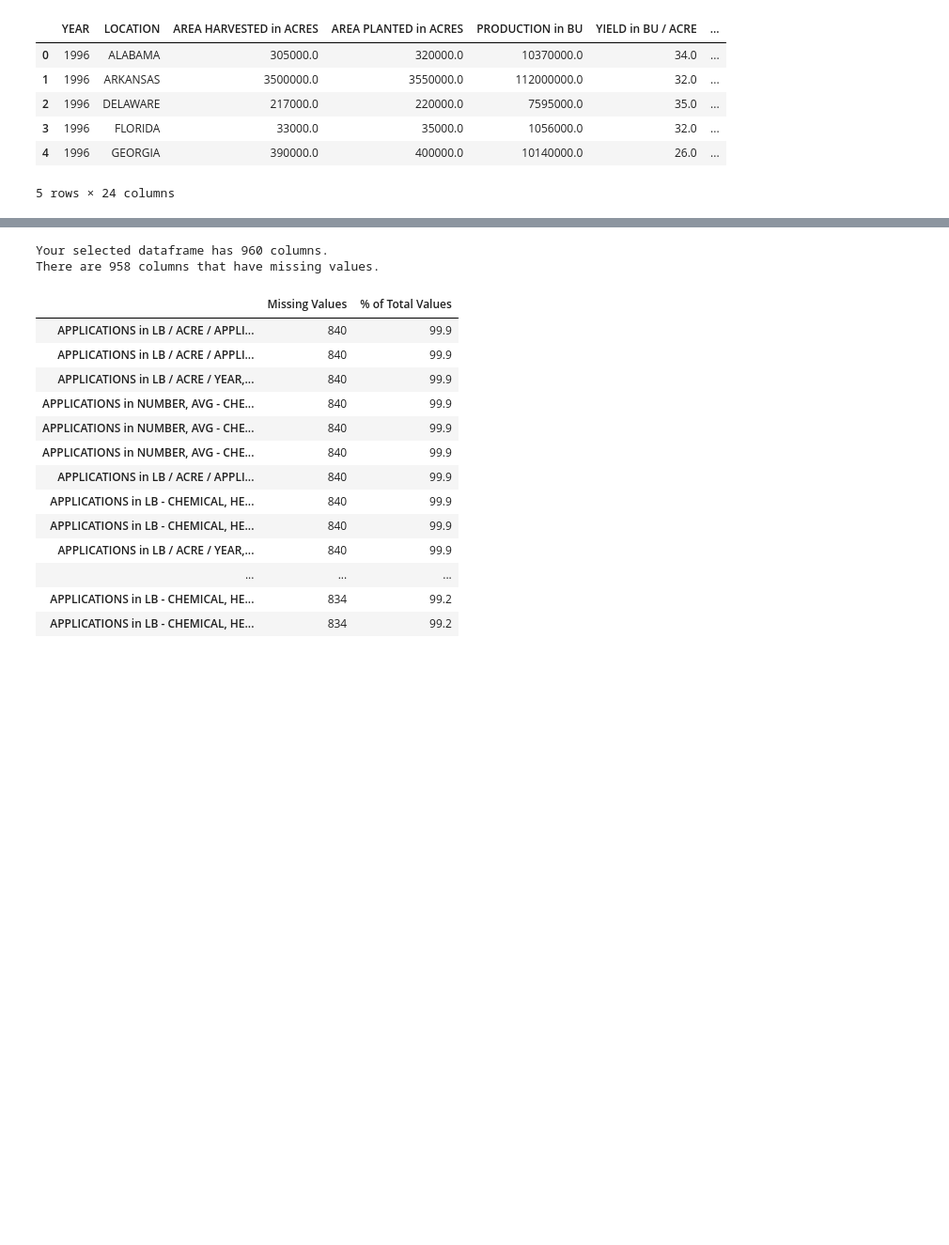
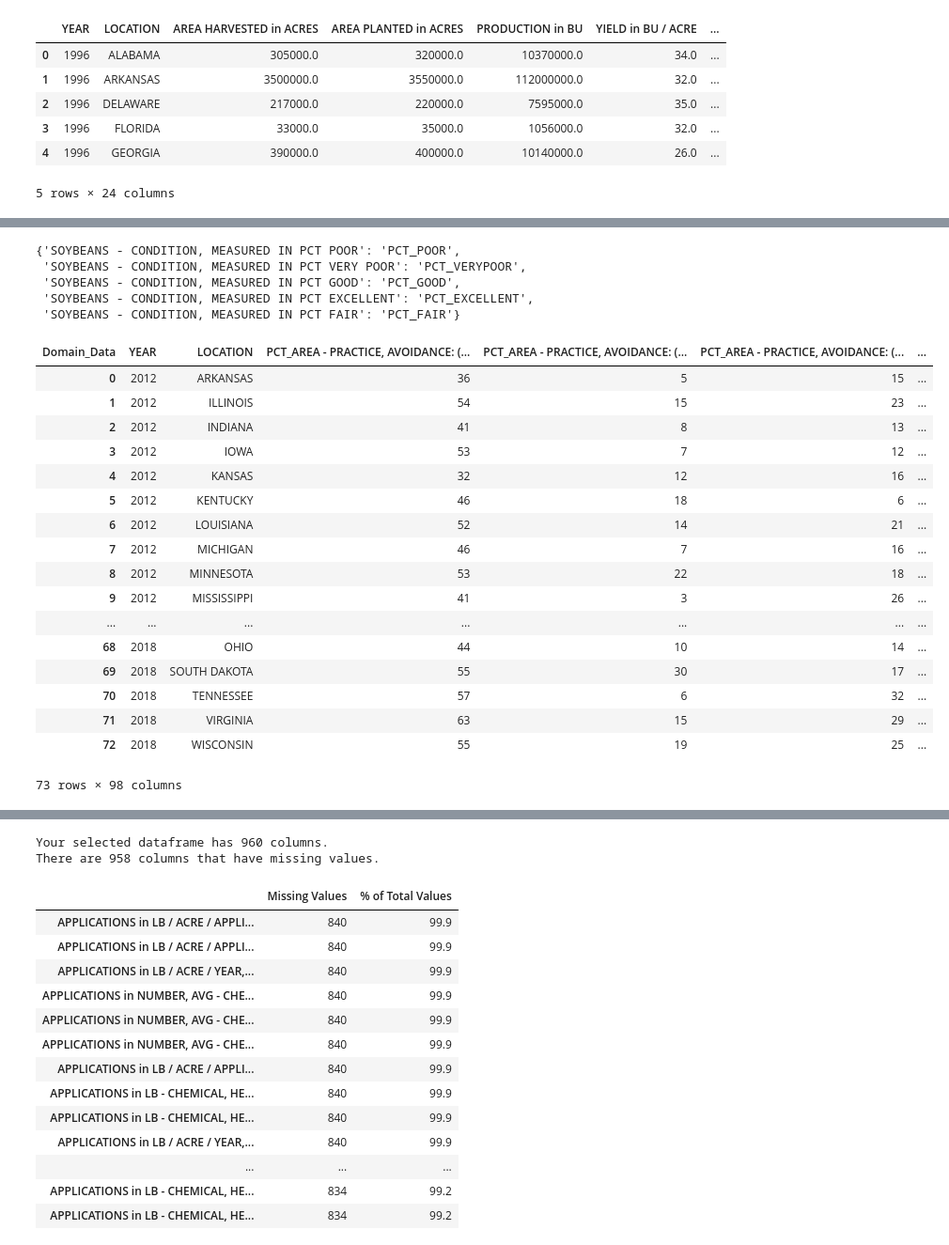
Before and after one commit to nkasmanoff/Soybean-Forecasting, a Jupyter notebook: rahul/Zalkikar_SoyBean_Data.ipynb, the cells around one changed output, grey strips where cells are left out. Shown at 94% size. Cells and saved outputs as stored; diff of their text form; code cells hidden in the pictures; blank space fills up the shorter version.

Commit message:
notebook to add data easily and write to csv in folder, updates to merged dataset

```diff
--- a/rahul/Zalkikar_SoyBeanProject.ipynb
+++ b/rahul/Zalkikar_SoyBean_Data.ipynb
@@ -65,6 +79,3 @@ cols_to_drop = ['Watershed','County ANSI','County','Ag District Code','Ag Disctr
                 'Region','Zip Code','Week Ending','watershed_code','CV (%)','Program',
                 'State ANSI','Commodity','Domain','County','Period',
                 'Geo Level','Ag District']
-# %%
-drop_cols(soybean_pestmgmt, cols_to_drop)
-soybean_pestmgmt = format_df(soybean_pestmgmt)
@@ -73,10 +81,0 @@ data_items = list(set(soybean_pestmgmt['Data Item_PEST_MGMT'])) # there are only
-# %%
-# for easier naming conventions
-
-for i, row in soybean_pestmgmt.iterrows():
-    if soybean_pestmgmt.iloc[i,2] == data_items[0]:
-        soybean_pestmgmt.at[i,'Data Item_PEST_MGMT'] = 'PCT_OPERATIONS'
-    if soybean_pestmgmt.iloc[i,2] == data_items[1]:
-        soybean_pestmgmt.at[i,'Data Item_PEST_MGMT'] = 'PCT_AREA'
-
-soybean_pestmgmt["Domain_Data_PEST_MGMT"] = soybean_pestmgmt['Data Item_PEST_MGMT'] + ' - ' + soybean_pestmgmt['Domain Category_PEST_MGMT']
@@ -158,0 +86,5 @@ merged_df = merge_data([merged_df,cleaned_application],['YEAR','LOCATION'])
+# %%
+keys = list(set(soybean_pestmgmt['Data Item']))
+vals = ['PCT_OPERATIONS',
+        'PCT_AREA']
+pestmgmt_dict = dict(zip(keys, vals))
@@ -158,0 +98,40 @@ merged_df = merge_data([merged_df,cleaned_application],['YEAR','LOCATION'])
+# %%
+keys = list(set(soybean_condition['Data Item']))
+vals = ['PCT_POOR',
+        'PCT_VERYPOOR',
+        'PCT_GOOD',
+       'PCT_EXCELLENT',
+       'PCT_FAIR']
+condition_dict = dict(zip(keys, vals))
+condition_dict # example
+# %% [output]
+{'SOYBEANS - CONDITION, MEASURED IN PCT POOR': 'PCT_POOR',
+ 'SOYBEANS - CONDITION, MEASURED IN PCT VERY POOR': 'PCT_VERYPOOR',
+ 'SOYBEANS - CONDITION, MEASURED IN PCT GOOD': 'PCT_GOOD',
+ 'SOYBEANS - CONDITION, MEASURED IN PCT EXCELLENT': 'PCT_EXCELLENT',
+ 'SOYBEANS - CONDITION, MEASURED IN PCT FAIR': 'PCT_FAIR'}
+# %%
+soybean_pestmgmt_clean = format_data_items(soybean_pestmgmt,pestmgmt_dict)
+soybean_application_clean = format_data_items(soybean_application,application_dict)
+soybean_condition_clean = format_data_items(soybean_condition,condition_dict)
+# %%
+soybean_pestmgmt_clean #example
+# %% [output]
+| Domain_Data | YEAR | LOCATION | PCT_AREA - PRACTICE, AVOIDANCE: (... | PCT_AREA - PRACTICE, AVOIDANCE: (... | PCT_AREA - PRACTICE, AVOIDANCE: (... | ... |
+| 0 | 2012 | ARKANSAS | 36 | 5 | 15 | ... |
+| 1 | 2012 | ILLINOIS | 54 | 15 | 23 | ... |
+| 2 | 2012 | INDIANA | 41 | 8 | 13 | ... |
+| 3 | 2012 | IOWA | 53 | 7 | 12 | ... |
+| 4 | 2012 | KANSAS | 32 | 12 | 16 | ... |
+| 5 | 2012 | KENTUCKY | 46 | 18 | 6 | ... |
+| 6 | 2012 | LOUISIANA | 52 | 14 | 21 | ... |
+| 7 | 2012 | MICHIGAN | 46 | 7 | 16 | ... |
+| 8 | 2012 | MINNESOTA | 53 | 22 | 18 | ... |
+| 9 | 2012 | MISSISSIPPI | 41 | 3 | 26 | ... |
+| ... | ... | ... | ... | ... | ... | ... |
+| 68 | 2018 | OHIO | 44 | 10 | 14 | ... |
+| 69 | 2018 | SOUTH DAKOTA | 55 | 30 | 17 | ... |
+| 70 | 2018 | TENNESSEE | 57 | 6 | 32 | ... |
+| 71 | 2018 | VIRGINIA | 63 | 15 | 29 | ... |
+| 72 | 2018 | WISCONSIN | 55 | 19 | 25 | ... |
+73 rows × 98 columns
```
Also changed, not shown: parts of 26 cells of this notebook, 1 other file.
